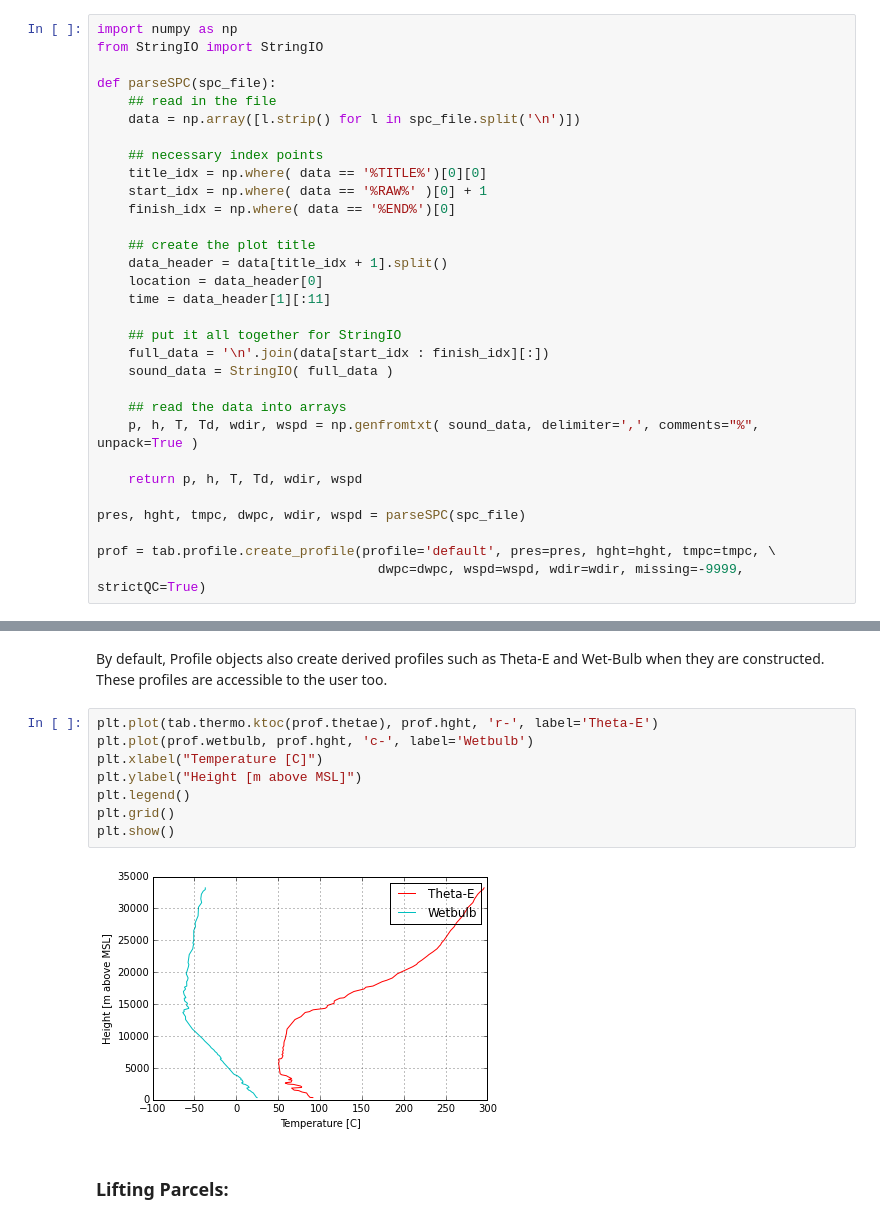
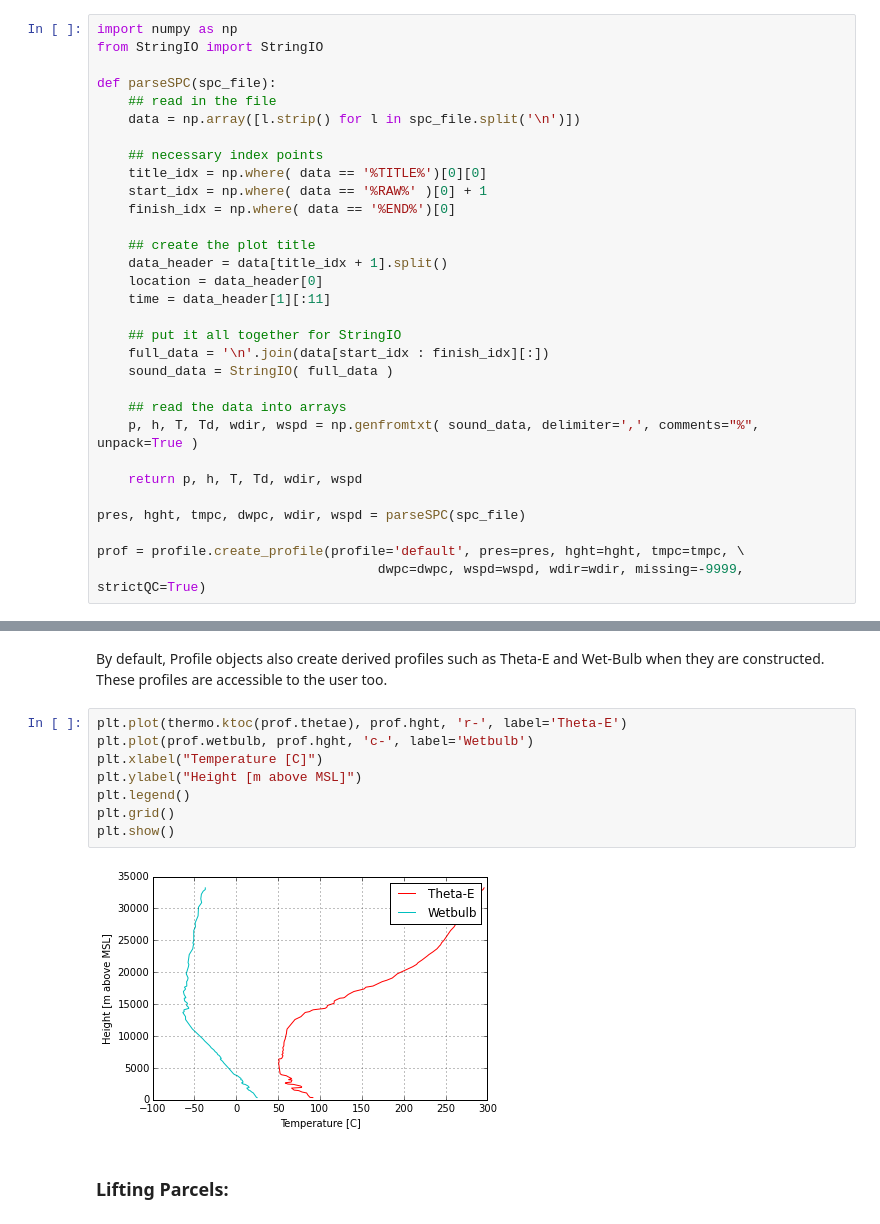
Before and after one commit to sharppy/SHARPpy, a Jupyter notebook: tutorials/SHARPpy_basics.ipynb, the cells around one changed output, grey strips where cells are left out. Drawn from its saved outputs; the diff is of its cells as text.

```diff
--- a/tutorials/SHARPpy_basics.ipynb
+++ b/tutorials/SHARPpy_basics.ipynb
@@ -77,7 +83,7 @@ def parseSPC(spc_file):
 
 pres, hght, tmpc, dwpc, wdir, wspd = parseSPC(spc_file)
 
-prof = tab.profile.create_profile(profile='default', pres=pres, hght=hght, tmpc=tmpc, \
+prof = profile.create_profile(profile='default', pres=pres, hght=hght, tmpc=tmpc, \
                                     dwpc=dwpc, wspd=wspd, wdir=wdir, missing=-9999, strictQC=True)
 # %% [markdown]
 In SHARPpy, Profile objects have quality control checks built into them to alert the user to bad data and in order to prevent the program from crashing on computational routines.  For example, upon construction of the Profile object, the SHARPpy will check for unrealistic values (i.e. dewpoint or temperature below absolute zero, negative wind speeds) and incorrect ordering of the height and pressure arrays.  Height arrays must be increasing with array index, and pressure arrays must be decreasing with array index.  Repeat values are not allowed.
@@ -122,15 +130,15 @@ SURFACE HEIGHT (m MSL): 350.0
 # %% [markdown]
 By default, Profile objects also create derived profiles such as Theta-E and Wet-Bulb when they are constructed. These profiles are accessible to the user too.
 # %%
-plt.plot(tab.thermo.ktoc(prof.thetae), prof.hght, 'r-', label='Theta-E')
+plt.plot(thermo.ktoc(prof.thetae), prof.hght, 'r-', label='Theta-E')
 plt.plot(prof.wetbulb, prof.hght, 'c-', label='Wetbulb')
 plt.xlabel("Temperature [C]")
 plt.ylabel("Height [m above MSL]")
 plt.legend()
 plt.grid()
 plt.show()
 # %% [output]
-[figure, old version]
+[figure, new version]
 # %% [markdown]
 ### Lifting Parcels:
 # %% [markdown]
```
Also changed, not shown: parts of 11 cells of this notebook, 35 other files.
